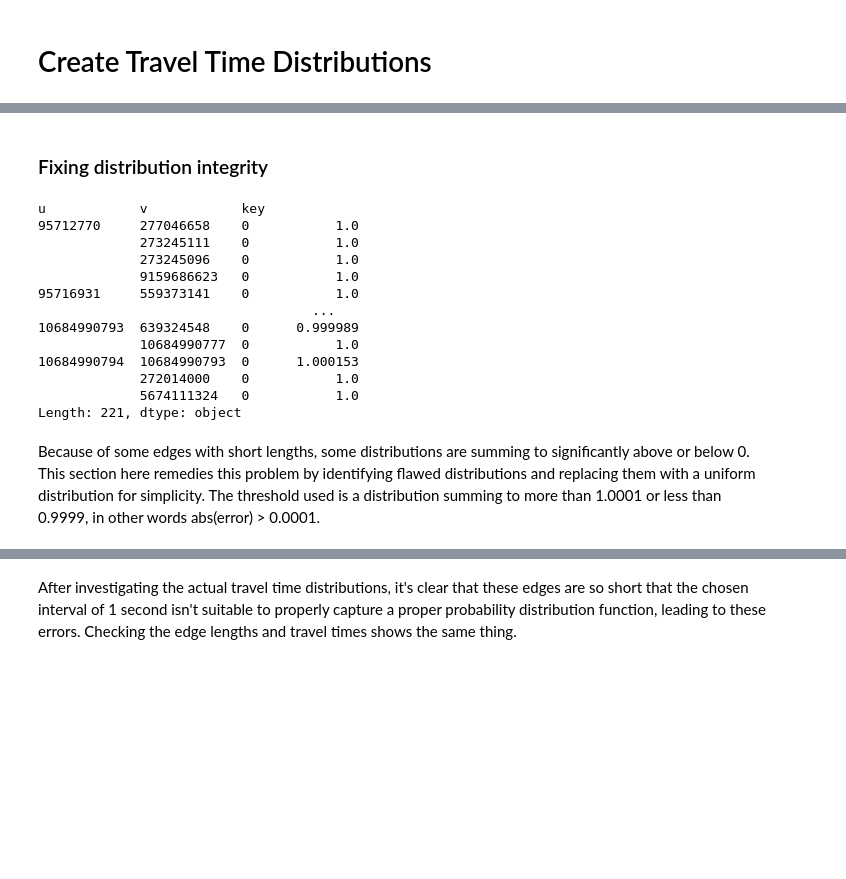
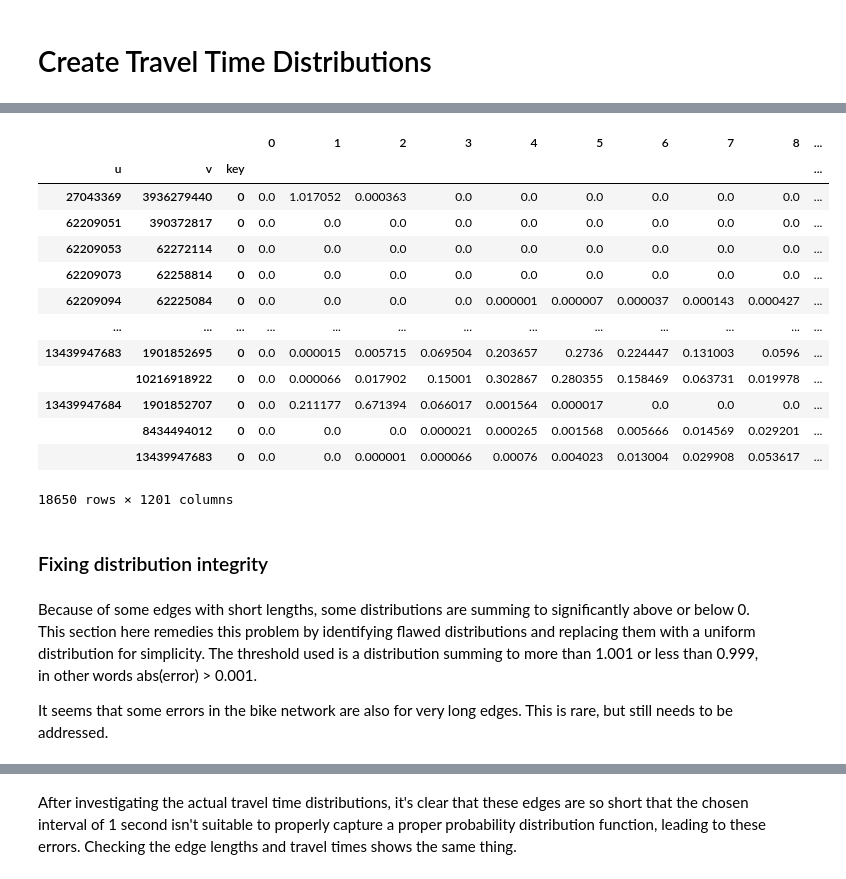
Before and after one commit to darpitydarp/ECI-253, a Jupyter notebook: Final Project/ECI 253 Final Project.ipynb, the cells around one changed output, grey strips where cells are left out. Saved outputs shown, nothing was run; the diff lists cells and outputs as text; code cells hidden in the pictures; blank space fills up the shorter version.

```diff
--- a/Final Project/ECI 253 Final Project.ipynb
+++ b/Final Project/ECI 253 Final Project.ipynb
@@ -256,7 +143,7 @@ The speed distribution seems to be approximately normal, but with a slight right
 speeds_ms = bikeSpeeds["Speed (m/s)"].to_numpy()
 counts = bikeSpeeds["Total"].to_numpy().astype(int)
 speeds_ms_expanded = np.repeat(speeds_ms, counts)
-tt_sample = edges["length"].iloc[0] / speeds_ms_expanded # test edge
+tt_sample = testEdges["length"].iloc[0] / speeds_ms_expanded # test edge
 
 gamma_params = gamma.fit(tt_sample, floc=0)
 norm_params = norm.fit(tt_sample)
@@ -314,26 +204,22 @@ This might have to be a fully manual process, as different road types should hav
 # %%
-# def createTTDistribution(endNode, edgesGDF, timeBudget, interval=1, distributionType='normal', params={}):
-#     # Create time range and intervals
-#     maxInterval = int(timeBudget / interval)
-#     x = np.linspace(0, timeBudget, maxInterval + 1)
+def bikeTTDistribution(edges, timeBudget, interval):
+    # Calculate the number of intervals based on the time budget and interval size
+    maxInterval = int(timeBudget / interval)
+    # Create a time range from 0 to timeBudget with the specified interval
+    x = np.linspace(0, timeBudget, maxInterval + 1)
 
-#     # Initialize the travel time distribution DataFrame
-#     TTDistributions = pd.DataFrame(
-#         index=edgesGDF.index,
-#         columns=np.arange(0, maxInterval + 1)
-#     )
+    # Based on time range and interval, create travel time distributions for each edge using the gamma params
+    output = pd.DataFrame(
+        index=edges.index,
+        columns=np.arange(0, maxInterval + 1)
+    )
 
-#     # Populate the TTDistribution DataFrame based on the specified distribution type
-#     for index, row in edgesGDF.iterrows():
-#         mu = row["travel_time"]  # mean travel time in seconds
-#         sigma = 0.2 * mu  # standard deviation as 20% of mean travel time
+    for index, row in edges.iterrows():
+        gamma_params = row["gamma_params"]          # access gamma parameters for the edge
+        distribution = gamma.pdf(x, *gamma_params)  # create gamma distribution PDF values over the time range
+        pdf_values = distribution * interval        # scale by time unit for discretization
 
-#         # Create normal distribution for travel time
-#         norm_dist = norm(loc=mu, scale=sigma)
+        # Store the PDF values in the TTDistribution column
+        output.loc[index] = pdf_values
 
-#         # Discretize PDF values over the time range
-#         pdf_values = norm_dist.pdf(x) * interval  # scale by time unit for discretization
-
-#         # Store the PDF values in the TTDistribution column
-#         TTDistributions.loc[index] = pdf_values
-#     return TTDistributions
+    return output
@@ -378,20 +246,22 @@ TTDistributions
+# %%
+bikeDistributions
+# %% [output]
+|  |  |  | 0 | 1 | 2 | 3 | 4 | 5 | 6 | 7 | 8 | ... |
+| u | v | key |  |  |  |  |  |  |  |  |  | ... |
+| 27043369 | 3936279440 | 0 | 0.0 | 1.017052 | 0.000363 | 0.0 | 0.0 | 0.0 | 0.0 | 0.0 | 0.0 | ... |
+| 62209051 | 390372817 | 0 | 0.0 | 0.0 | 0.0 | 0.0 | 0.0 | 0.0 | 0.0 | 0.0 | 0.0 | ... |
+| 62209053 | 62272114 | 0 | 0.0 | 0.0 | 0.0 | 0.0 | 0.0 | 0.0 | 0.0 | 0.0 | 0.0 | ... |
+| 62209073 | 62258814 | 0 | 0.0 | 0.0 | 0.0 | 0.0 | 0.0 | 0.0 | 0.0 | 0.0 | 0.0 | ... |
+| 62209094 | 62225084 | 0 | 0.0 | 0.0 | 0.0 | 0.0 | 0.000001 | 0.000007 | 0.000037 | 0.000143 | 0.000427 | ... |
+| ... | ... | ... | ... | ... | ... | ... | ... | ... | ... | ... | ... | ... |
+| 13439947683 | 1901852695 | 0 | 0.0 | 0.000015 | 0.005715 | 0.069504 | 0.203657 | 0.2736 | 0.224447 | 0.131003 | 0.0596 | ... |
+|  | 10216918922 | 0 | 0.0 | 0.000066 | 0.017902 | 0.15001 | 0.302867 | 0.280355 | 0.158469 | 0.063731 | 0.019978 | ... |
+| 13439947684 | 1901852707 | 0 | 0.0 | 0.211177 | 0.671394 | 0.066017 | 0.001564 | 0.000017 | 0.0 | 0.0 | 0.0 | ... |
+|  | 8434494012 | 0 | 0.0 | 0.0 | 0.0 | 0.000021 | 0.000265 | 0.001568 | 0.005666 | 0.014569 | 0.029201 | ... |
+|  | 13439947683 | 0 | 0.0 | 0.0 | 0.000001 | 0.000066 | 0.00076 | 0.004023 | 0.013004 | 0.029908 | 0.053617 | ... |
+18650 rows × 1201 columns
 # %% [markdown]
 ### Fixing distribution integrity
 # %%
-sums = TTDistributions.sum(axis=1)  # Check that the rows sum to approximately 1
-edges["sums"] = sums
-sums
+testSums = testDistributions.sum(axis=1)  # Check that the rows sum to approximately 1
+testEdges["sums"] = testSums
-# %% [output]
-u            v            key
-95712770     277046658    0           1.0
-             273245111    0           1.0
-             273245096    0           1.0
-             9159686623   0           1.0
-95716931     559373141    0           1.0
-                                   ...
-10684990793  639324548    0      0.999989
-             10684990777  0           1.0
-10684990794  10684990793  0      1.000153
-             272014000    0           1.0
-             5674111324   0           1.0
-Length: 221, dtype: object
@@ -398,2 +271,4 @@ Length: 221, dtype: object
 # %% [markdown]
-Because of some edges with short lengths, some distributions are summing to significantly above or below 0. This section here remedies this problem by identifying flawed distributions and replacing them with a uniform distribution for simplicity. The threshold used is a distribution summing to more than 1.0001 or less than 0.9999, in other words abs(error) > 0.0001.
+Because of some edges with short lengths, some distributions are summing to significantly above or below 0. This section here remedies this problem by identifying flawed distributions and replacing them with a uniform distribution for simplicity. The threshold used is a distribution summing to more than 1.001 or less than 0.999, in other words abs(error) > 0.001.
+
+It seems that some errors in the bike network are also for very long edges. This is rare, but still needs to be addressed.
```
Also changed, not shown: parts of 61 cells of this notebook, 6 other files.
